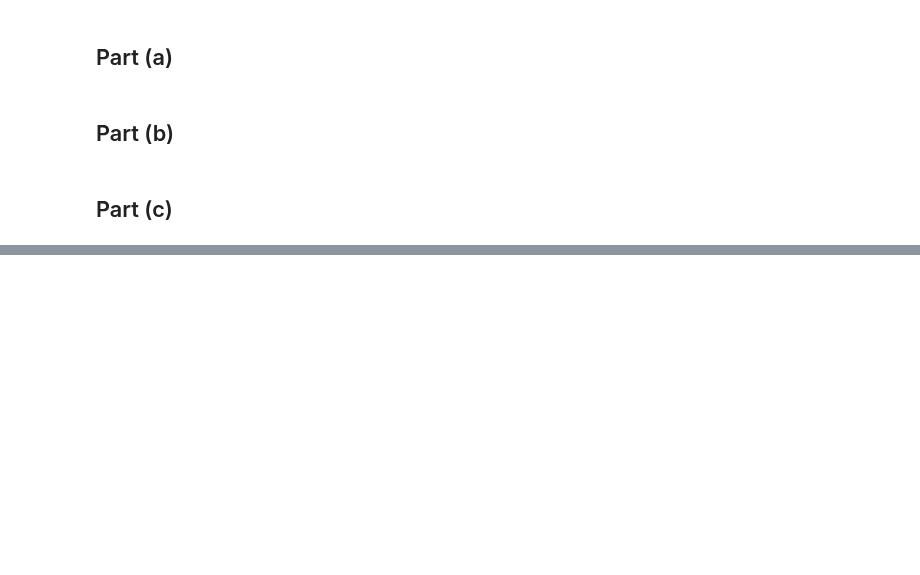
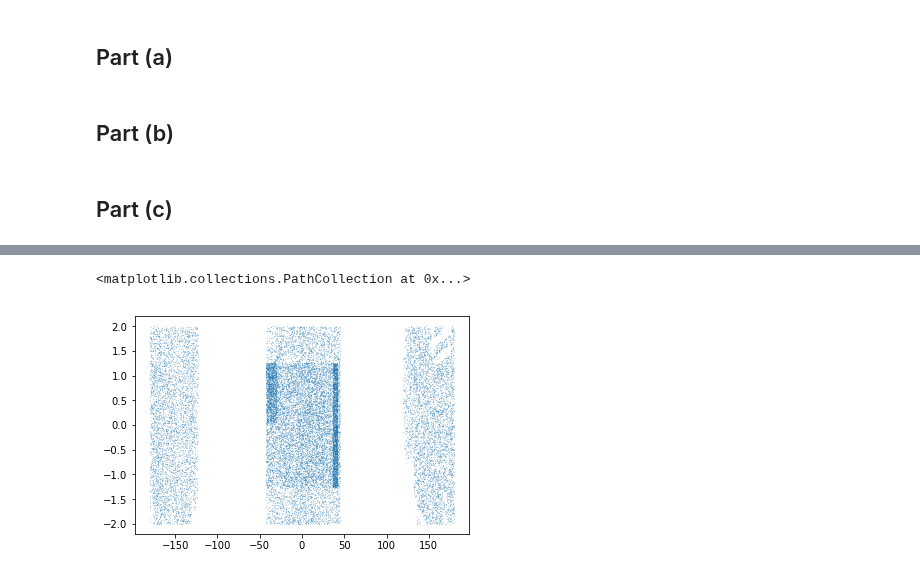
Before and after one commit to dirac-institute/uw-astr598-w18, a Jupyter notebook: homeworks/group2/HW_2/HW2-part2_group2.ipynb, the cells around one changed output, grey strips where cells are left out. Drawn from its saved outputs; the diff is of its cells as text; code cells hidden in the pictures; blank space fills up the shorter version.

```diff
--- a/homeworks/group2/HW_2/HW2-part2_group2.ipynb
+++ b/homeworks/group2/HW_2/HW2-part2_group2.ipynb
@@ -37,0 +70,11 @@ nsc = vstack([table_neg, table_pos])
+# %%
+# re-express the ra from 0-360 to +/- 180 ..
+db_qso['RA_W'] = np.where(db_qso['RA']>180, db_qso['RA']-360, db_qso['RA'])
+nsc['ra_W'] = np.where(nsc['ra']>180, nsc['ra']-360, nsc['ra'])
+# %%
+# Plot again...
+m = np.abs(db_qso['DEC']) < 2
+plt.scatter(db_qso['RA_W'][m], db_qso['DEC'][m], s=0.01)
+# %% [output]
+<matplotlib.collections.PathCollection at 0x...>
+[figure, added]
```
Also changed, not shown: parts of 19 cells of this notebook.
